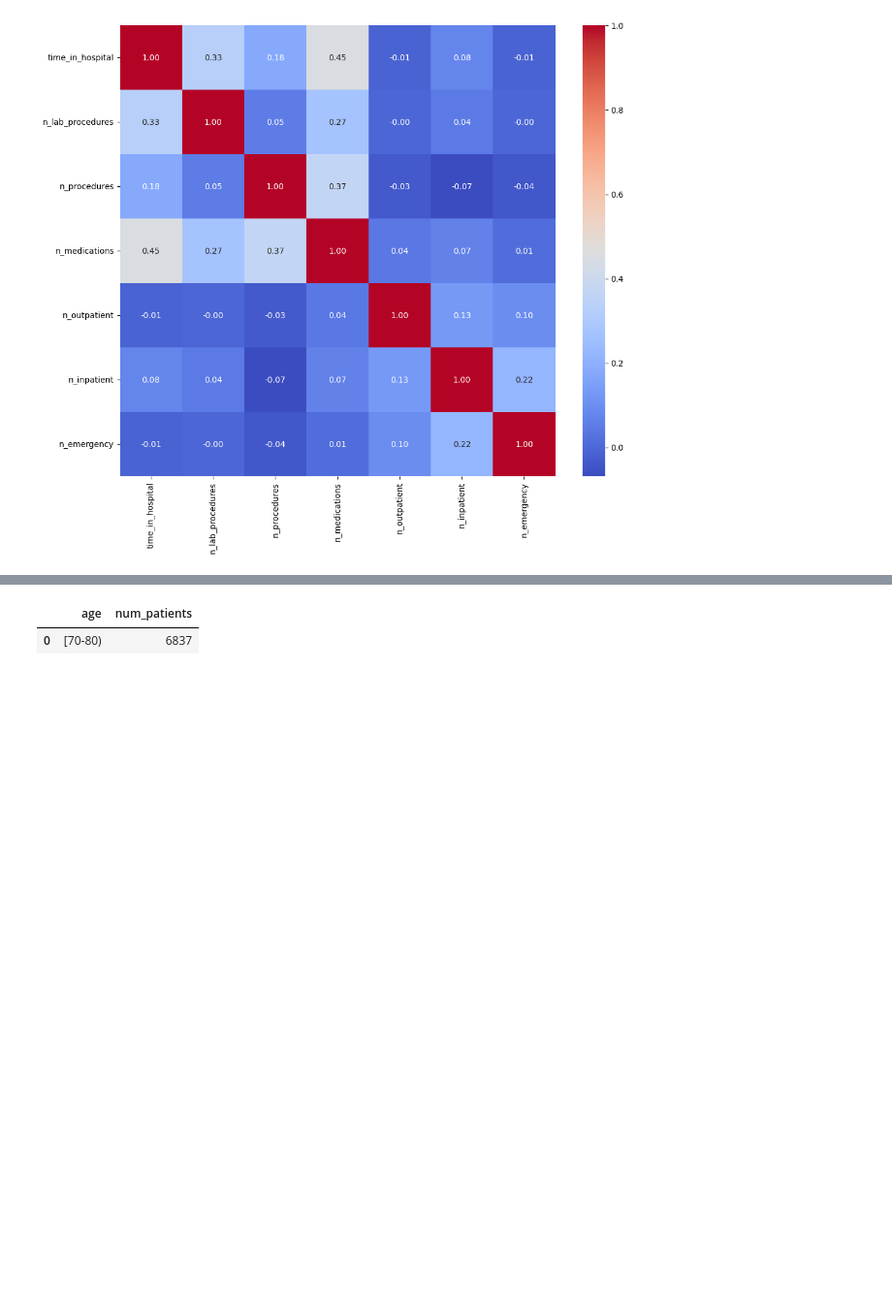
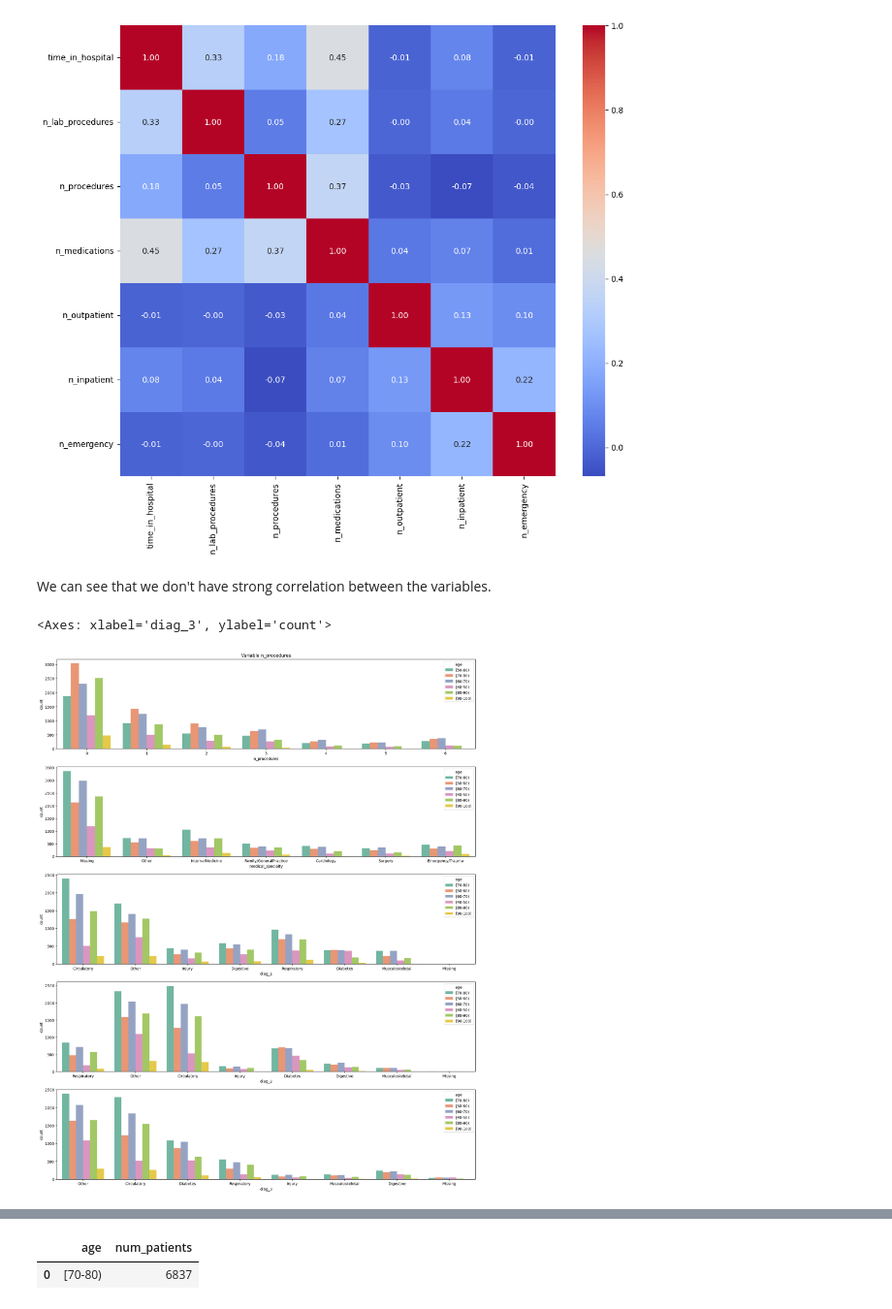
Before and after one commit to prabinpanta0/Patient-Readmission-Prediction, a Jupyter notebook: GHM.ipynb, the cells around one changed output, grey strips where cells are left out. Shown: that part at 97% size. Saved outputs shown, nothing was run; the diff lists cells and outputs as text; code cells hidden in the pictures; blank space fills up the shorter version.

Commit message:
feat: Add initial data for hospital patients readmission prediction system

```diff
--- a/GHM.ipynb
+++ b/GHM.ipynb
@@ -173,3 +182,26 @@ sns.heatmap(corr, annot=True, cmap="coolwarm", fmt=".2f")
 plt.show()
 # %% [output]
 [figure]
+# %% [markdown]
+We can see that we don't have strong correlation between the variables.
+# %%
+plt.figure(figsize = (20, 25))
+
+plt.subplot(5, 1, 1)
+plt.gca().set_title('Variable n_procedures')
+sns.countplot(x='n_procedures', hue='age', data=df, palette='Set2')
+
+plt.subplot(5, 1, 2)
+sns.countplot(x='medical_specialty', hue='age', data=df, palette='Set2')
+
+plt.subplot(5, 1, 3)
+sns.countplot(x='diag_1', hue='age', data=df, palette='Set2')
+
+plt.subplot(5, 1, 4)
+sns.countplot(x='diag_2', hue='age', data=df, palette='Set2')
+
+plt.subplot(5, 1, 5)
+sns.countplot(x='diag_3', hue='age', data=df, palette='Set2')
+# %% [output]
+<Axes: xlabel='diag_3', ylabel='count'>
+[figure, added]
```
Also changed, not shown: parts of 10 cells of this notebook.
